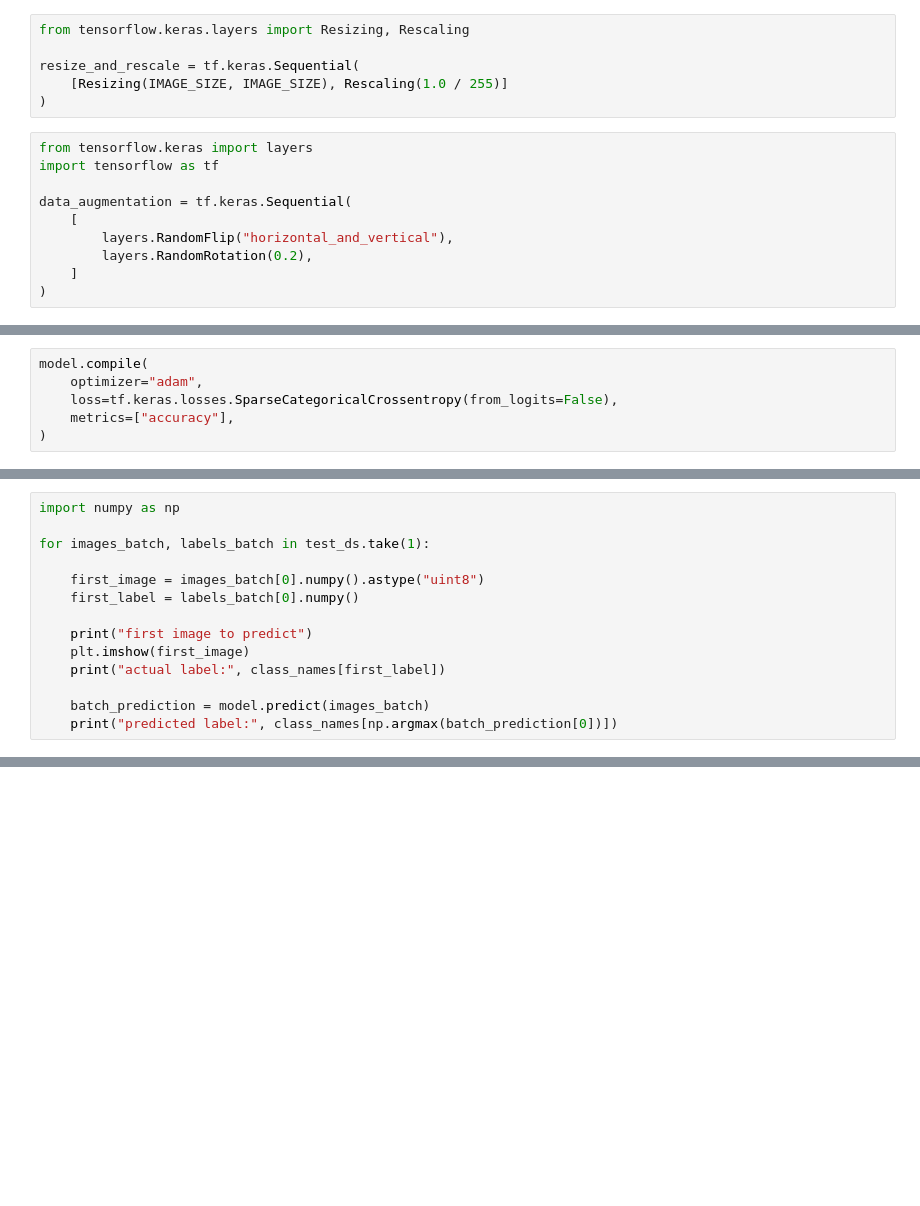
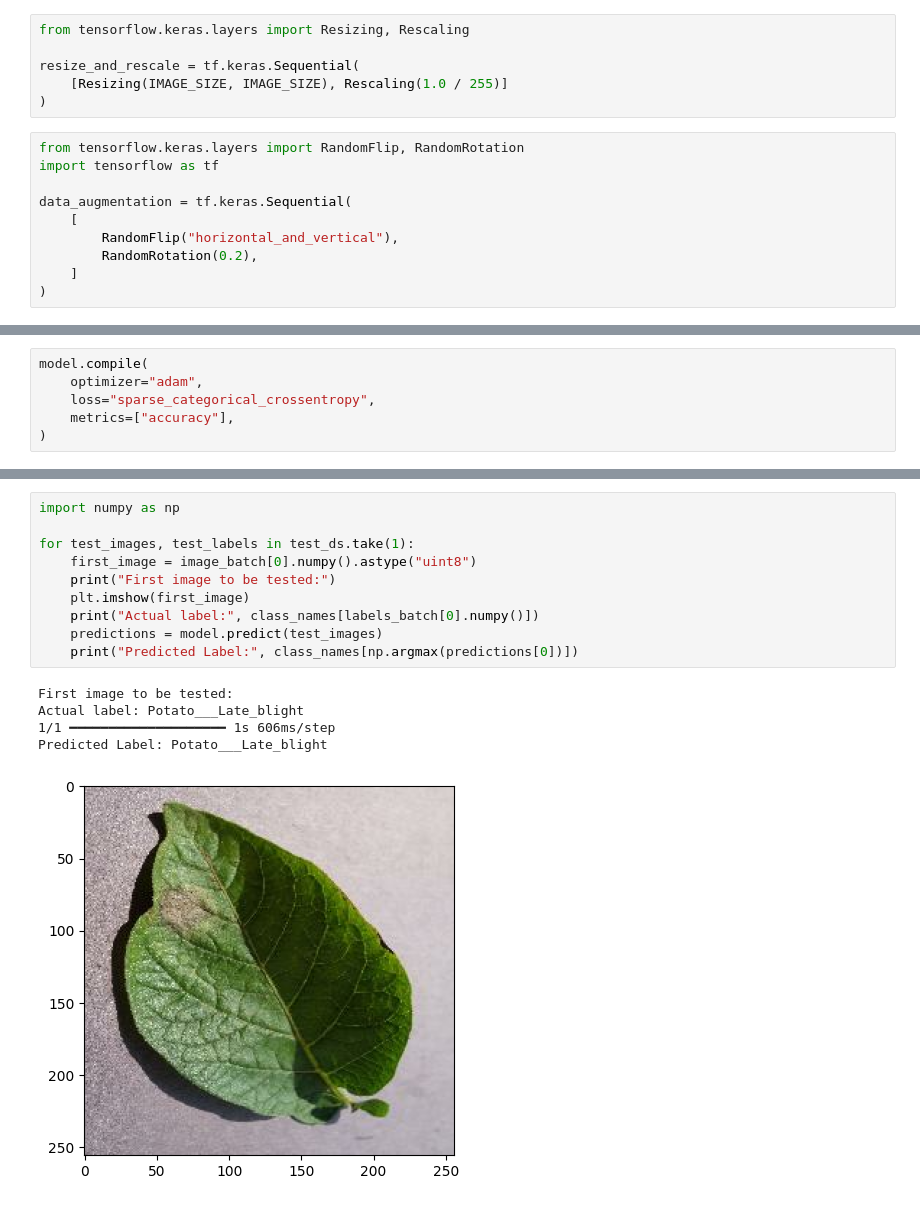
Before and after one commit to JatinSinghDagar/PotatoDiseaseIdentification, a Jupyter notebook: model-training.ipynb, the cells around one changed output, grey strips where cells are left out. Drawn from its saved outputs; the diff is of its cells as text; blank space fills up the shorter version.

```diff
--- a/model-training.ipynb
+++ b/model-training.ipynb
@@ -125,13 +125,13 @@ resize_and_rescale = tf.keras.Sequential(
     [Resizing(IMAGE_SIZE, IMAGE_SIZE), Rescaling(1.0 / 255)]
 )
 # %%
-from tensorflow.keras import layers
+from tensorflow.keras.layers import RandomFlip, RandomRotation
 import tensorflow as tf
 
 data_augmentation = tf.keras.Sequential(
     [
-        layers.RandomFlip("horizontal_and_vertical"),
-        layers.RandomRotation(0.2),
+        RandomFlip("horizontal_and_vertical"),
+        RandomRotation(0.2),
     ]
 )
 # %%
@@ -161,6 +184,0 @@ model = models.Sequential(
-# %%
-model.compile(
-    optimizer="adam",
-    loss=tf.keras.losses.SparseCategoricalCrossentropy(from_logits=False),
-    metrics=["accuracy"],
-)
@@ -225,14 +184,0 @@ plt.show()
-# %%
-import numpy as np
-
-for images_batch, labels_batch in test_ds.take(1):
-
-    first_image = images_batch[0].numpy().astype("uint8")
-    first_label = labels_batch[0].numpy()
-
-    print("first image to predict")
-    plt.imshow(first_image)
-    print("actual label:", class_names[first_label])
-
-    batch_prediction = model.predict(images_batch)
-    print("predicted label:", class_names[np.argmax(batch_prediction[0])])
@@ -296,0 +185,6 @@ Model saved to: models/1.keras
+# %%
+model.compile(
+    optimizer="adam",
+    loss="sparse_categorical_crossentropy",
+    metrics=["accuracy"],
+)
@@ -296,0 +237,16 @@ Model saved to: models/1.keras
+# %%
+import numpy as np
+
+for test_images, test_labels in test_ds.take(1):
+    first_image = image_batch[0].numpy().astype("uint8")
+    print("First image to be tested:")
+    plt.imshow(first_image)
+    print("Actual label:", class_names[labels_batch[0].numpy()])
+    predictions = model.predict(test_images)
+    print("Predicted Label:", class_names[np.argmax(predictions[0])])
+# %% [output]
+First image to be tested:
+Actual label: Potato___Late_blight
+1/1 ━━━━━━━━━━━━━━━━━━━━ 1s 606ms/step
+Predicted Label: Potato___Late_blight
+[figure, added]
```
Also changed, not shown: parts of 19 cells of this notebook.
